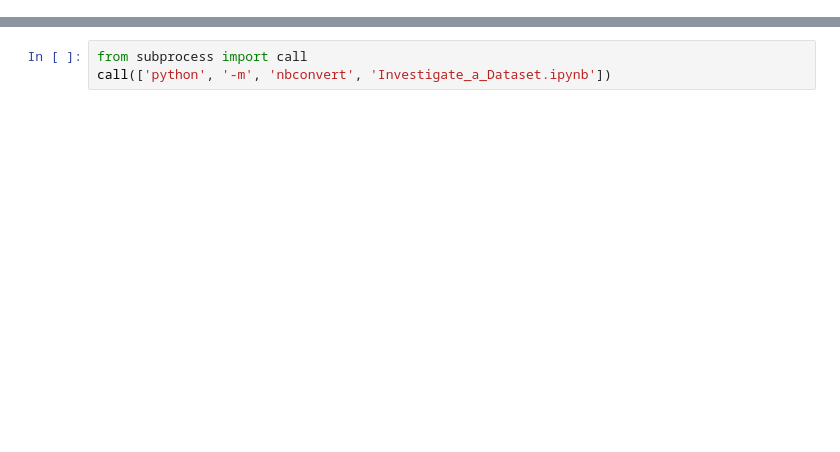
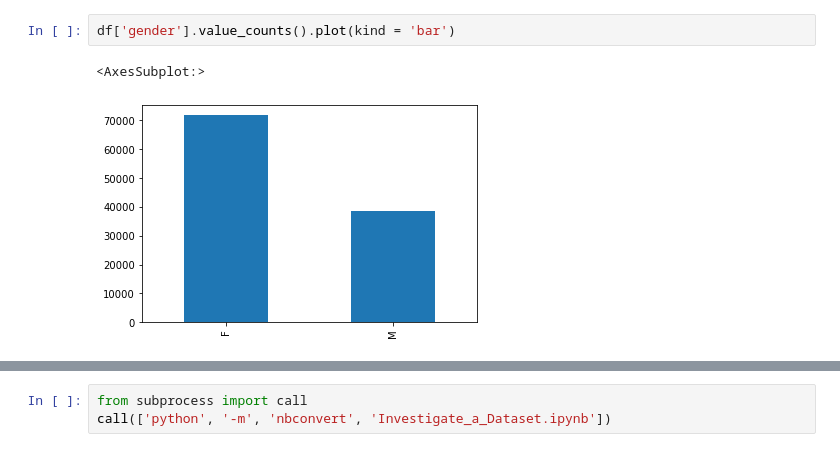
Before and after one commit to labayifa/alt-no-show-appointment, a Jupyter notebook: Investigate_a_Dataset.ipynb, the cells around one changed output, grey strips where cells are left out. Drawn from its saved outputs; the diff is of its cells as text; blank space fills up the shorter version.

```diff
--- a/Investigate_a_Dataset.ipynb
+++ b/Investigate_a_Dataset.ipynb
@@ -113,0 +235,5 @@ import pandas
+# %%
+df['gender'].value_counts().plot(kind = 'bar')
+# %% [output]
+<AxesSubplot:>
+[figure, added]
```
Also changed, not shown: parts of 35 cells of this notebook, 2 other files.
